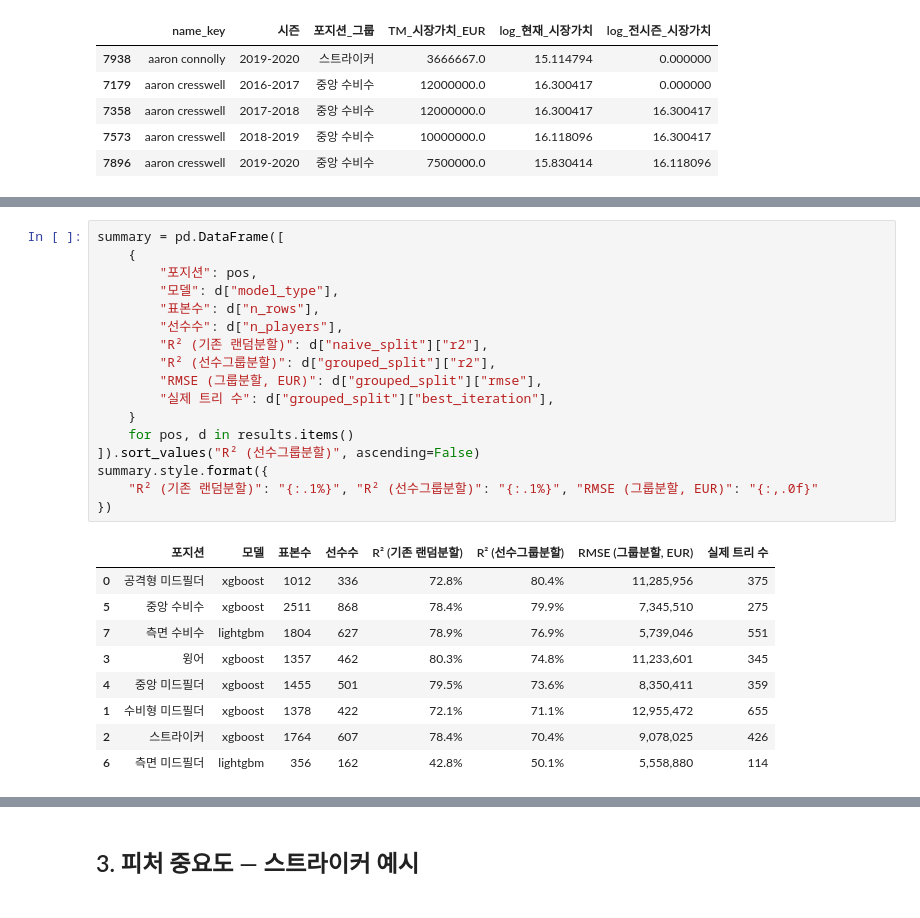
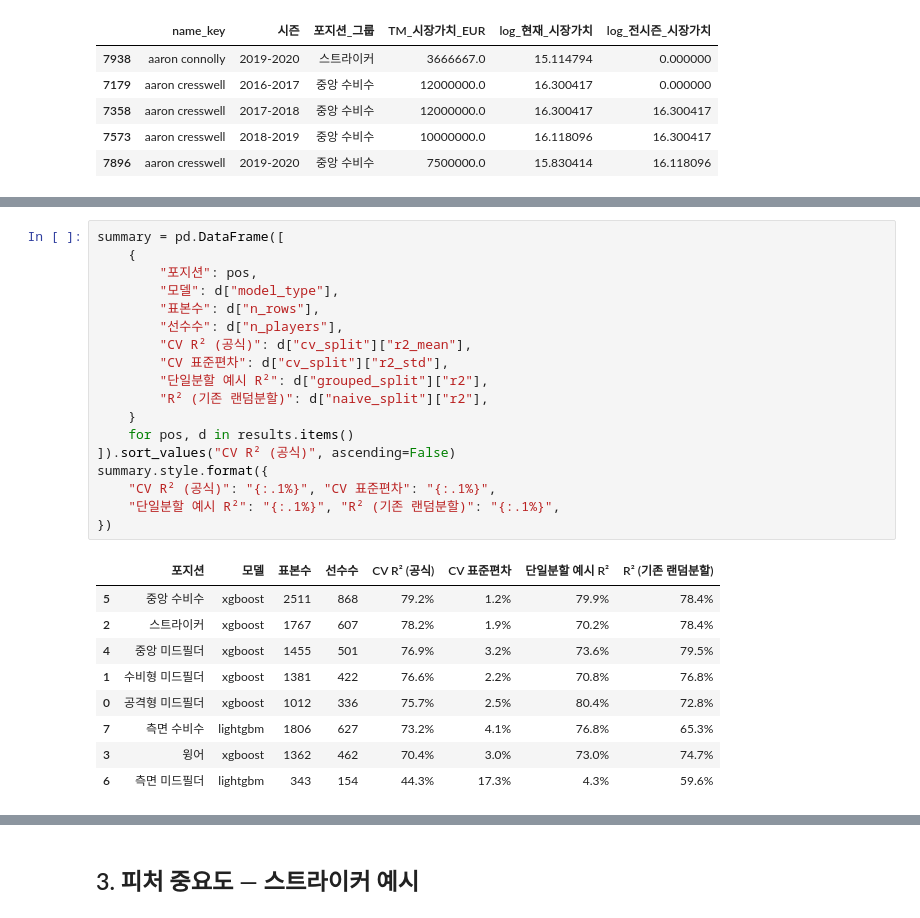
Before and after one commit to songsh16/OptiScore, a Jupyter notebook: ml/notebooks/model_training.ipynb, the cells around one changed output, grey strips where cells are left out. Drawn from its saved outputs; the diff is of its cells as text.

```diff
--- a/ml/notebooks/model_training.ipynb
+++ b/ml/notebooks/model_training.ipynb
@@ -81,30 +84,31 @@ bundle, results = train_module.train_all(df)
 # %%
 summary = pd.DataFrame([
     {
         "포지션": pos,
         "모델": d["model_type"],
         "표본수": d["n_rows"],
         "선수수": d["n_players"],
+        "CV R² (공식)": d["cv_split"]["r2_mean"],
+        "CV 표준편차": d["cv_split"]["r2_std"],
+        "단일분할 예시 R²": d["grouped_split"]["r2"],
         "R² (기존 랜덤분할)": d["naive_split"]["r2"],
-        "R² (선수그룹분할)": d["grouped_split"]["r2"],
-        "RMSE (그룹분할, EUR)": d["grouped_split"]["rmse"],
-        "실제 트리 수": d["grouped_split"]["best_iteration"],
     }
     for pos, d in results.items()
-]).sort_values("R² (선수그룹분할)", ascending=False)
+]).sort_values("CV R² (공식)", ascending=False)
 summary.style.format({
-    "R² (기존 랜덤분할)": "{:.1%}", "R² (선수그룹분할)": "{:.1%}", "RMSE (그룹분할, EUR)": "{:,.0f}"
+    "CV R² (공식)": "{:.1%}", "CV 표준편차": "{:.1%}",
+    "단일분할 예시 R²": "{:.1%}", "R² (기존 랜덤분할)": "{:.1%}",
 })
 # %% [output]
-|  | 포지션 | 모델 | 표본수 | 선수수 | R² (기존 랜덤분할) | R² (선수그룹분할) | RMSE (그룹분할, EUR) | 실제 트리 수 |
-| 0 | 공격형 미드필더 | xgboost | 1012 | 336 | 72.8% | 80.4% | 11,285,956 | 375 |
-| 5 | 중앙 수비수 | xgboost | 2511 | 868 | 78.4% | 79.9% | 7,345,510 | 275 |
-| 7 | 측면 수비수 | lightgbm | 1804 | 627 | 78.9% | 76.9% | 5,739,046 | 551 |
-| 3 | 윙어 | xgboost | 1357 | 462 | 80.3% | 74.8% | 11,233,601 | 345 |
-| 4 | 중앙 미드필더 | xgboost | 1455 | 501 | 79.5% | 73.6% | 8,350,411 | 359 |
-| 1 | 수비형 미드필더 | xgboost | 1378 | 422 | 72.1% | 71.1% | 12,955,472 | 655 |
-| 2 | 스트라이커 | xgboost | 1764 | 607 | 78.4% | 70.4% | 9,078,025 | 426 |
-| 6 | 측면 미드필더 | lightgbm | 356 | 162 | 42.8% | 50.1% | 5,558,880 | 114 |
+|  | 포지션 | 모델 | 표본수 | 선수수 | CV R² (공식) | CV 표준편차 | 단일분할 예시 R² | R² (기존 랜덤분할) |
+| 5 | 중앙 수비수 | xgboost | 2511 | 868 | 79.2% | 1.2% | 79.9% | 78.4% |
+| 2 | 스트라이커 | xgboost | 1767 | 607 | 78.2% | 1.9% | 70.2% | 78.4% |
+| 4 | 중앙 미드필더 | xgboost | 1455 | 501 | 76.9% | 3.2% | 73.6% | 79.5% |
+| 1 | 수비형 미드필더 | xgboost | 1381 | 422 | 76.6% | 2.2% | 70.8% | 76.8% |
+| 0 | 공격형 미드필더 | xgboost | 1012 | 336 | 75.7% | 2.5% | 80.4% | 72.8% |
+| 7 | 측면 수비수 | lightgbm | 1806 | 627 | 73.2% | 4.1% | 76.8% | 65.3% |
+| 3 | 윙어 | xgboost | 1362 | 462 | 70.4% | 3.0% | 73.0% | 74.7% |
+| 6 | 측면 미드필더 | lightgbm | 343 | 154 | 44.3% | 17.3% | 4.3% | 59.6% |
 # %%
 fig, ax = plt.subplots(figsize=(9, 5))
 x = range(len(summary))
```
Also changed, not shown: parts of 6 cells of this notebook, 7 other files.
